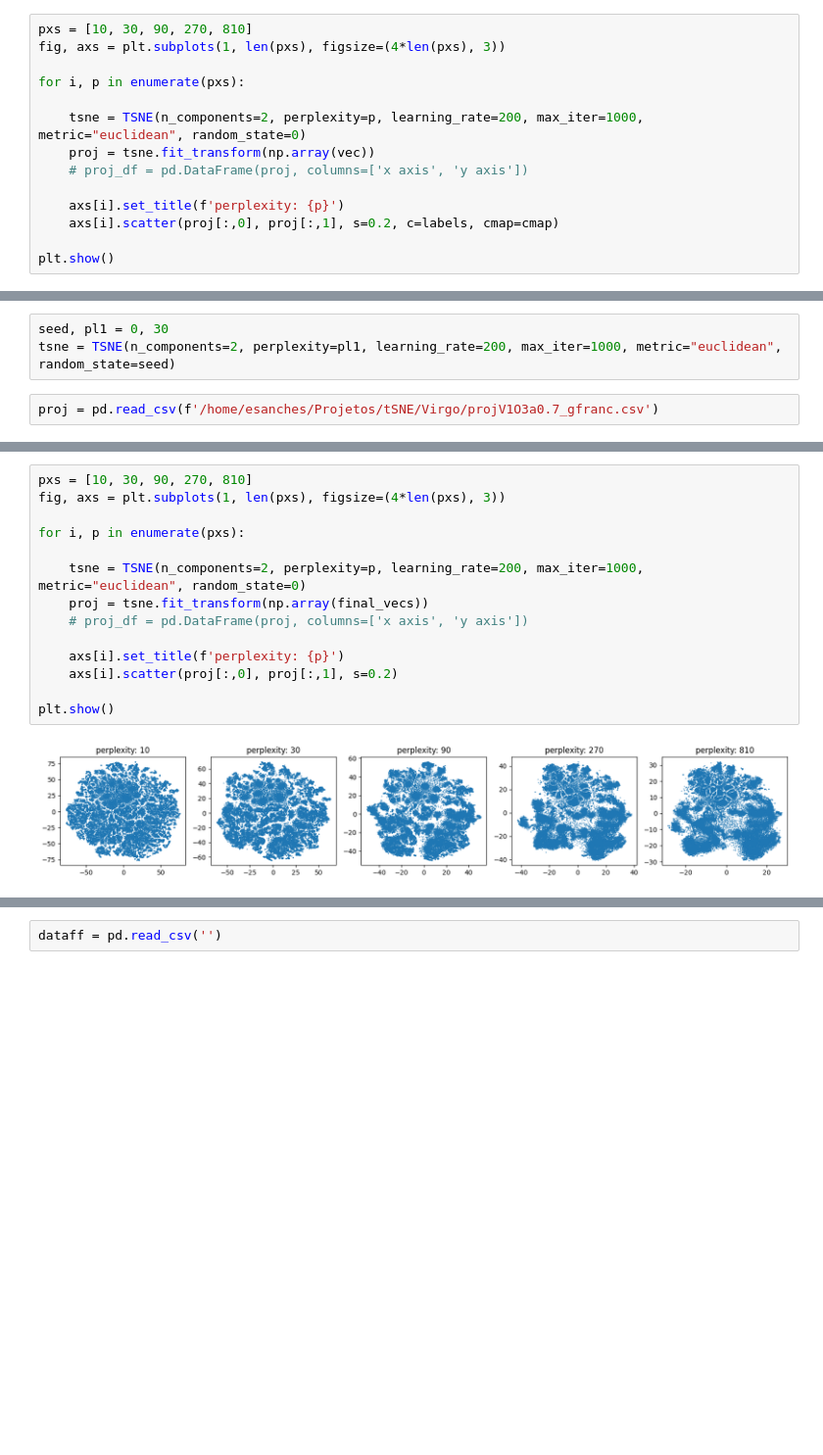
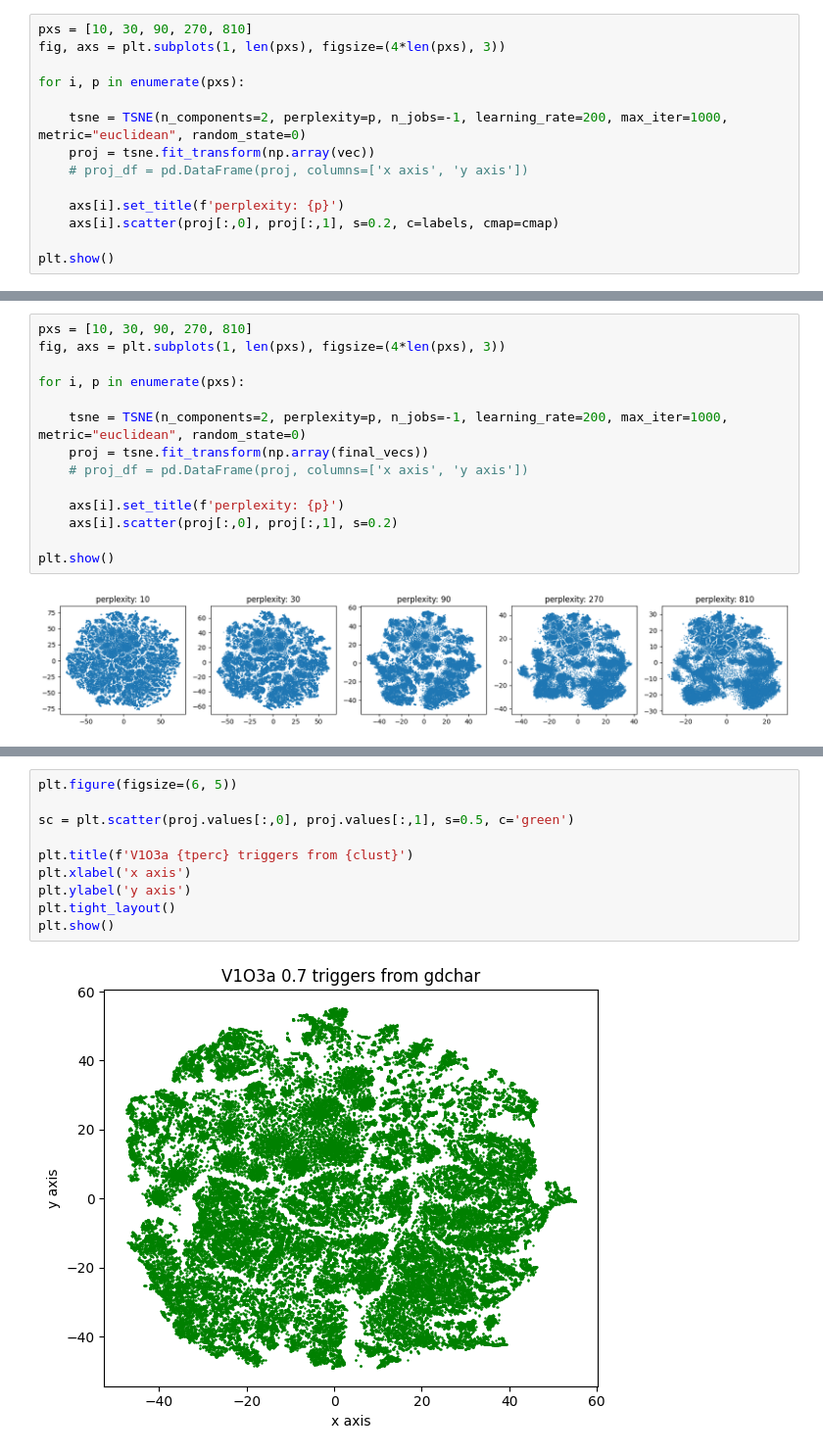
Before and after one commit to physerikc/gravitational-waves, a Jupyter notebook: tSNE_Virgo_O3a_2.ipynb, the cells around one changed output, grey strips where cells are left out. Shown at 98% size. Cells and saved outputs as stored; diff of their text form; blank space fills up the shorter version.

```diff
--- a/tSNE_Virgo_O3a_2.ipynb
+++ b/tSNE_Virgo_O3a_2.ipynb
@@ -558,7 +572,7 @@ fig, axs = plt.subplots(1, len(pxs), figsize=(4*len(pxs), 3))
 
 for i, p in enumerate(pxs):
 
-    tsne = TSNE(n_components=2, perplexity=p, learning_rate=200, max_iter=1000, metric="euclidean", random_state=0)
+    tsne = TSNE(n_components=2, perplexity=p, n_jobs=-1, learning_rate=200, max_iter=1000, metric="euclidean", random_state=0)
     proj = tsne.fit_transform(np.array(vec))
     # proj_df = pd.DataFrame(proj, columns=['x axis', 'y axis'])
 
@@ -570,11 +584,6 @@ plt.show()
 [figure]
 # %% [markdown]
 ### from Francesco clusterization
-# %%
-seed, pl1 = 0, 30
-tsne = TSNE(n_components=2, perplexity=pl1, learning_rate=200, max_iter=1000, metric="euclidean", random_state=seed)
-# %%
-proj = pd.read_csv(f'/home/esanches/Projetos/tSNE/Virgo/projV1O3a0.7_gfranc.csv')
 # %%
 plt.figure(figsize=(6, 5))
 
@@ -593,7 +602,7 @@ fig, axs = plt.subplots(1, len(pxs), figsize=(4*len(pxs), 3))
 
 for i, p in enumerate(pxs):
 
-    tsne = TSNE(n_components=2, perplexity=p, learning_rate=200, max_iter=1000, metric="euclidean", random_state=0)
+    tsne = TSNE(n_components=2, perplexity=p, n_jobs=-1, learning_rate=200, max_iter=1000, metric="euclidean", random_state=0)
     proj = tsne.fit_transform(np.array(final_vecs))
     # proj_df = pd.DataFrame(proj, columns=['x axis', 'y axis'])
 
@@ -608,2 +617,12 @@ os.getgwd()
 # %%
-dataff = pd.read_csv('')
+plt.figure(figsize=(6, 5))
+
+sc = plt.scatter(proj.values[:,0], proj.values[:,1], s=0.5, c='green')
+
+plt.title(f'V1O3a {tperc} triggers from {clust}')
+plt.xlabel('x axis')
+plt.ylabel('y axis')
+plt.tight_layout()
+plt.show()
+# %% [output]
+[figure, added]
```
Also changed, not shown: parts of 31 cells of this notebook.
